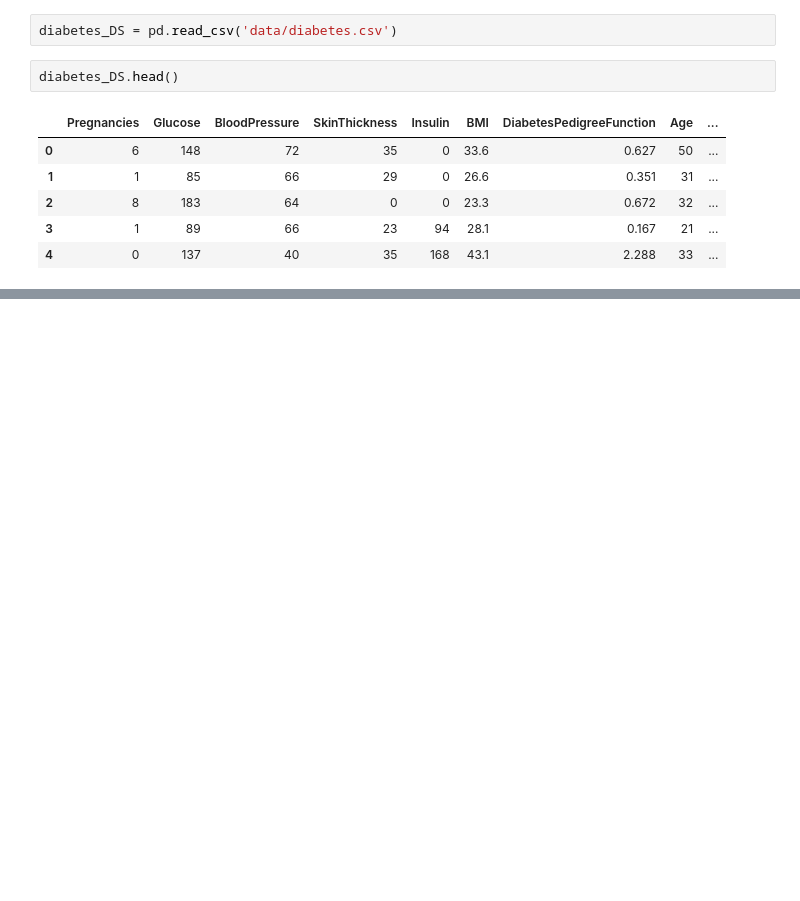
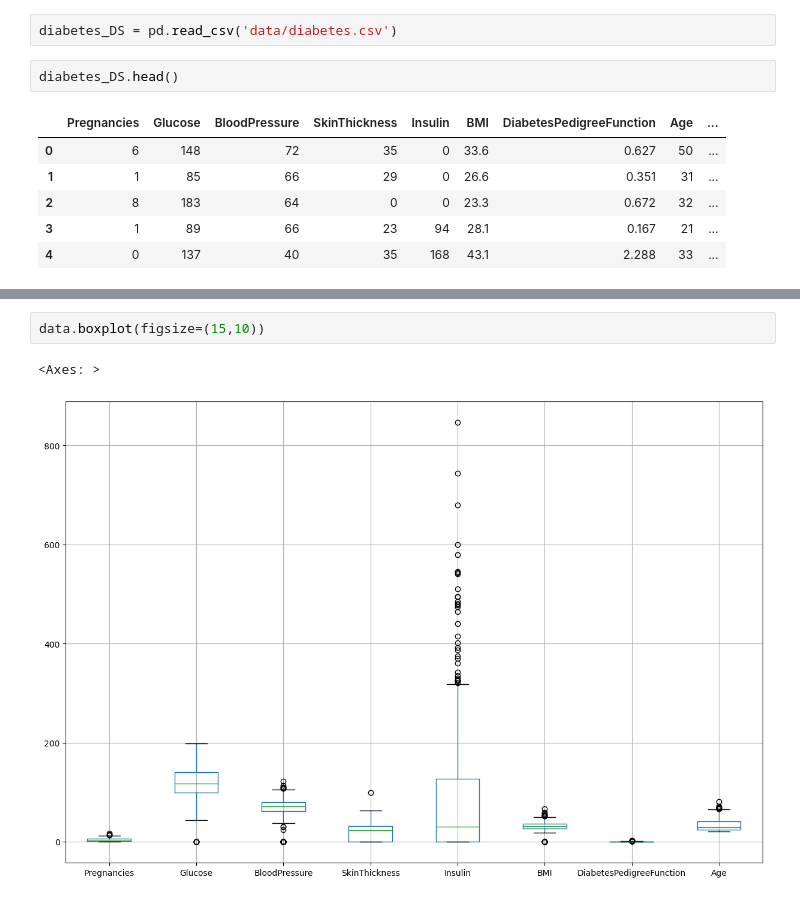
Before and after one commit to Bhargavoza1/ml-practice-project, a Jupyter notebook: Diabetes-Prediction.ipynb, the cells around one changed output, grey strips where cells are left out. Cells and saved outputs as stored; diff of their text form; blank space fills up the shorter version.

```diff
--- a/Diabetes-Prediction.ipynb
+++ b/Diabetes-Prediction.ipynb
@@ -17,0 +92,5 @@ diabetes_DS.head()
+# %%
+data.boxplot(figsize=(15,10))
+# %% [output]
+<Axes: >
+[figure, added]
```
Also changed, not shown: parts of 17 cells of this notebook.
